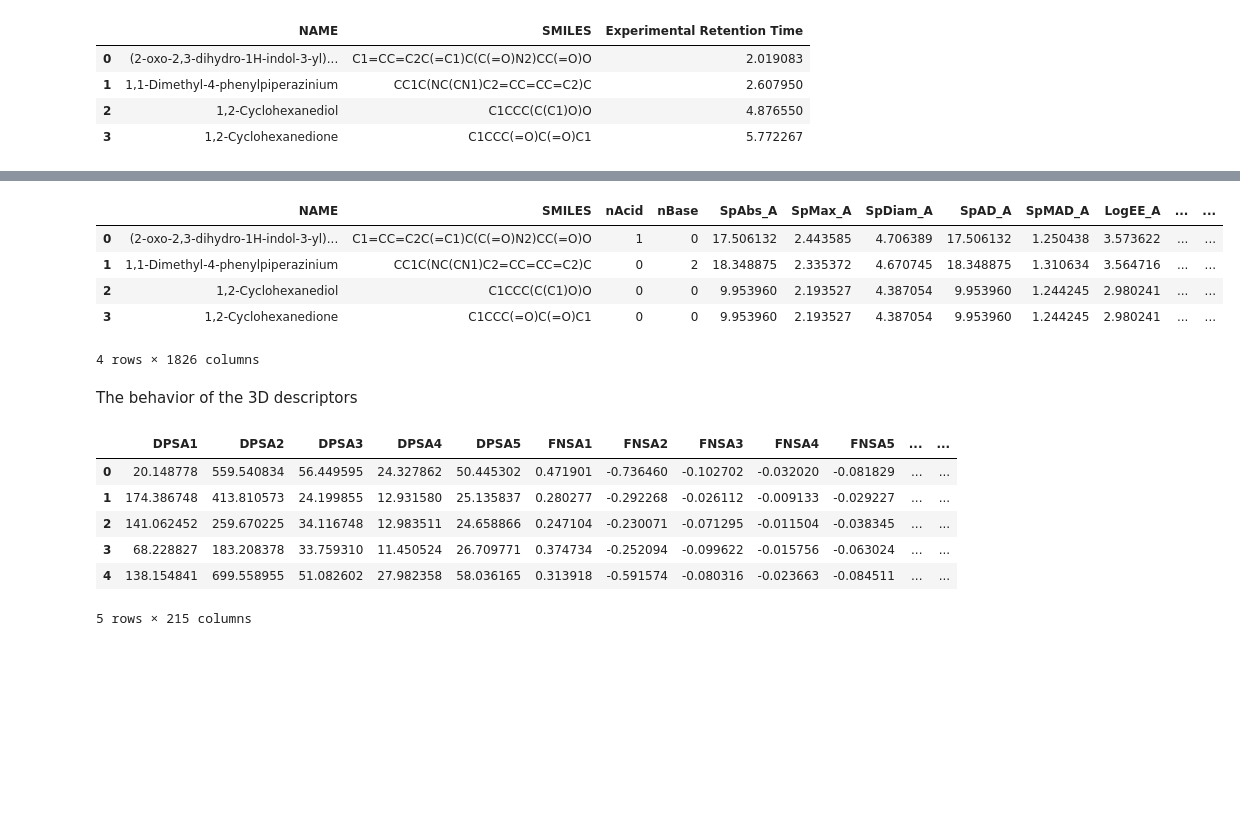
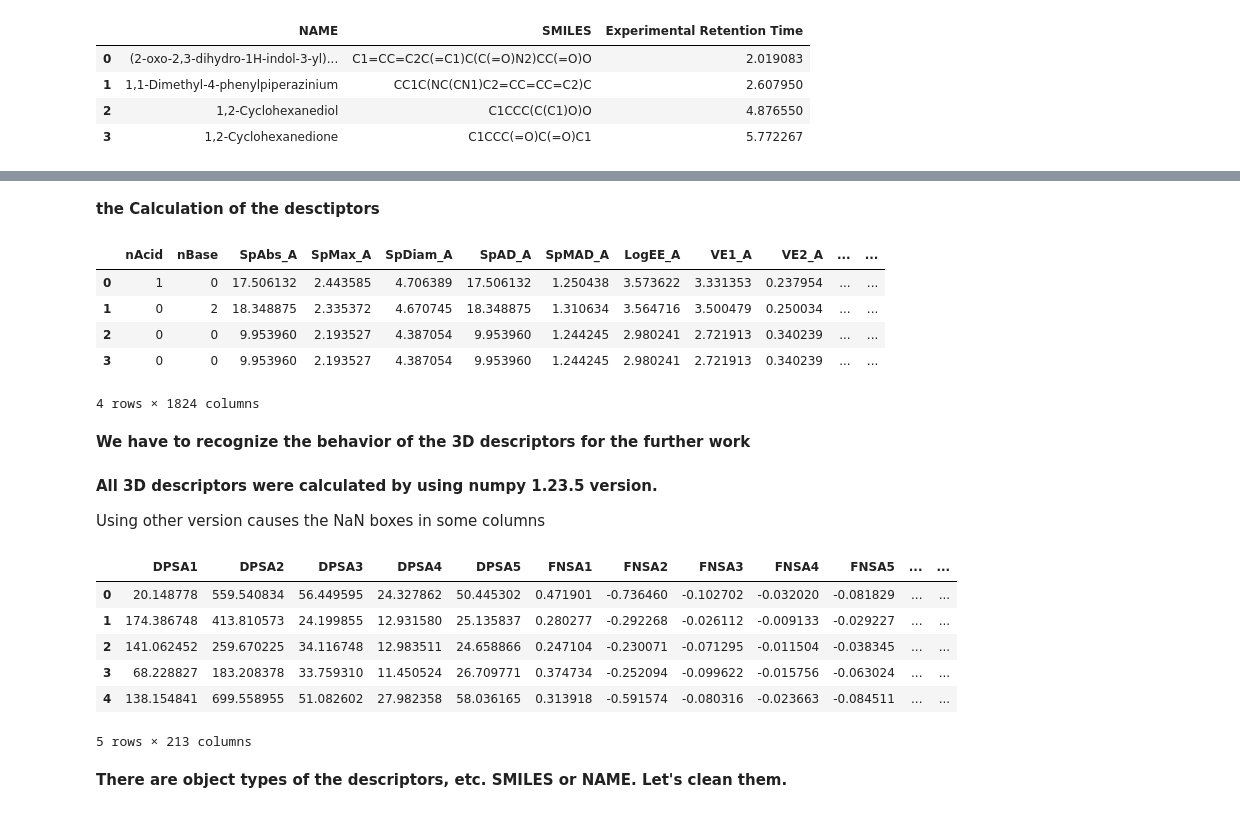
Before and after one commit to grulyanov/Coursepaper24, a Jupyter notebook: Coursepaper_step1_v1.ipynb, the cells around one changed output, grey strips where cells are left out. Cells and saved outputs as stored; diff of their text form; code cells hidden in the pictures; blank space fills up the shorter version.

```diff
--- a/Coursepaper_step1_v1.ipynb
+++ b/Coursepaper_step1_v1.ipynb
@@ -39,3 +42,5 @@ Draw.MolsToGridImage(df['Mol'][:20],molsPerRow=4,subImgSize=(400,400),legends=[x
+# %% [markdown]
+**the Calculation of the desctiptors**
 # %%
 calc = Calculator(descriptors, ignore_3D=False)
 def generate_3d_coordinates(molecule):
@@ -52,16 +57,16 @@ for mol in tqdm(df['Mol']):
 
 final_df = pd.concat([df[['NAME', 'SMILES']], pd.DataFrame(d, columns = (str(key) for key in result.keys()))], axis=1)
 # %%
-final_df.drop(['ABC', 'ABCGG'], axis=1, inplace=True)
+final_df.drop(columns= ['NAME', 'SMILES','ABC', 'ABCGG'], inplace=True)
 final_df.head(4)
 # %% [output]
-|  | NAME | SMILES | nAcid | nBase | SpAbs_A | SpMax_A | SpDiam_A | SpAD_A | SpMAD_A | LogEE_A | ... | ... |
-| 0 | (2-oxo-2,3-dihydro-1H-indol-3-yl)... | C1=CC=C2C(=C1)C(C(=O)N2)CC(=O)O | 1 | 0 | 17.506132 | 2.443585 | 4.706389 | 17.506132 | 1.250438 | 3.573622 | ... | ... |
-| 1 | 1,1-Dimethyl-4-phenylpiperazinium | CC1C(NC(CN1)C2=CC=CC=C2)C | 0 | 2 | 18.348875 | 2.335372 | 4.670745 | 18.348875 | 1.310634 | 3.564716 | ... | ... |
-| 2 | 1,2-Cyclohexanediol | C1CCC(C(C1)O)O | 0 | 0 | 9.953960 | 2.193527 | 4.387054 | 9.953960 | 1.244245 | 2.980241 | ... | ... |
-| 3 | 1,2-Cyclohexanedione | C1CCC(=O)C(=O)C1 | 0 | 0 | 9.953960 | 2.193527 | 4.387054 | 9.953960 | 1.244245 | 2.980241 | ... | ... |
+|  | nAcid | nBase | SpAbs_A | SpMax_A | SpDiam_A | SpAD_A | SpMAD_A | LogEE_A | VE1_A | VE2_A | ... | ... |
+| 0 | 1 | 0 | 17.506132 | 2.443585 | 4.706389 | 17.506132 | 1.250438 | 3.573622 | 3.331353 | 0.237954 | ... | ... |
+| 1 | 0 | 2 | 18.348875 | 2.335372 | 4.670745 | 18.348875 | 1.310634 | 3.564716 | 3.500479 | 0.250034 | ... | ... |
+| 2 | 0 | 0 | 9.953960 | 2.193527 | 4.387054 | 9.953960 | 1.244245 | 2.980241 | 2.721913 | 0.340239 | ... | ... |
+| 3 | 0 | 0 | 9.953960 | 2.193527 | 4.387054 | 9.953960 | 1.244245 | 2.980241 | 2.721913 | 0.340239 | ... | ... |
-4 rows × 1826 columns
+4 rows × 1824 columns
 # %% [markdown]
-The behavior of the 3D descriptors
+**We have to recognize the behavior of the 3D descriptors for the further work**
 # %%
 calc_2d = Calculator(descriptors, ignore_3D=True)
@@ -71,5 +74,9 @@ df_2d = calc_2d.pandas(mol_list, quiet=True)  # mols - список ваших
 columns_3d = final_df.columns.difference(df_2d.columns)
 df_3d = final_df[columns_3d]
+# %% [markdown]
+**All 3D descriptors were calculated by using numpy 1.23.5 version.**
+
+Using other version causes the NaN boxes in some columns
 # %%
 df_3d.head()
 # %% [output]
@@ -79,4 +86,6 @@ df_3d.head()
 | 2 | 141.062452 | 259.670225 | 34.116748 | 12.983511 | 24.658866 | 0.247104 | -0.230071 | -0.071295 | -0.011504 | -0.038345 | ... | ... |
 | 3 | 68.228827 | 183.208378 | 33.759310 | 11.450524 | 26.709771 | 0.374734 | -0.252094 | -0.099622 | -0.015756 | -0.063024 | ... | ... |
 | 4 | 138.154841 | 699.558955 | 51.082602 | 27.982358 | 58.036165 | 0.313918 | -0.591574 | -0.080316 | -0.023663 | -0.084511 | ... | ... |
-5 rows × 215 columns
+5 rows × 213 columns
+# %% [markdown]
+**There are object types of the descriptors, etc. SMILES or NAME. Let's clean them.**
```
Also changed, not shown: parts of 10 cells of this notebook, 3 other files.
